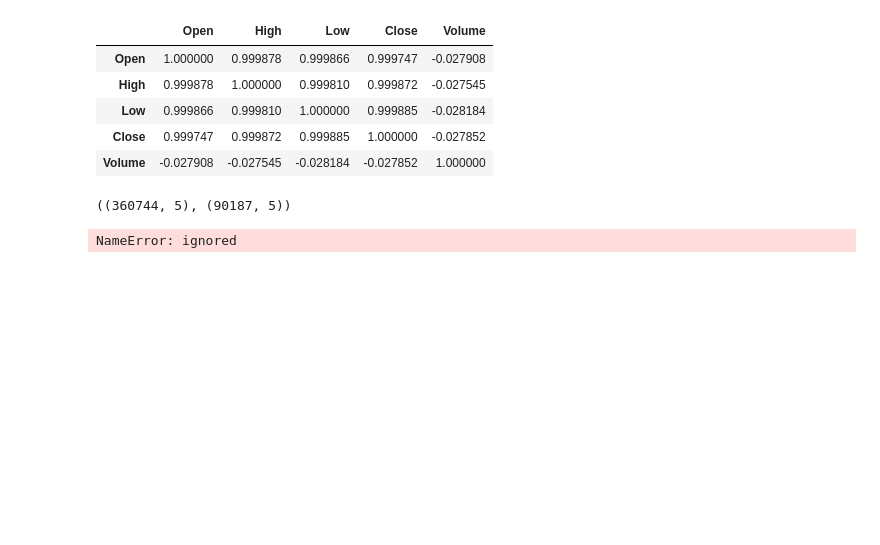
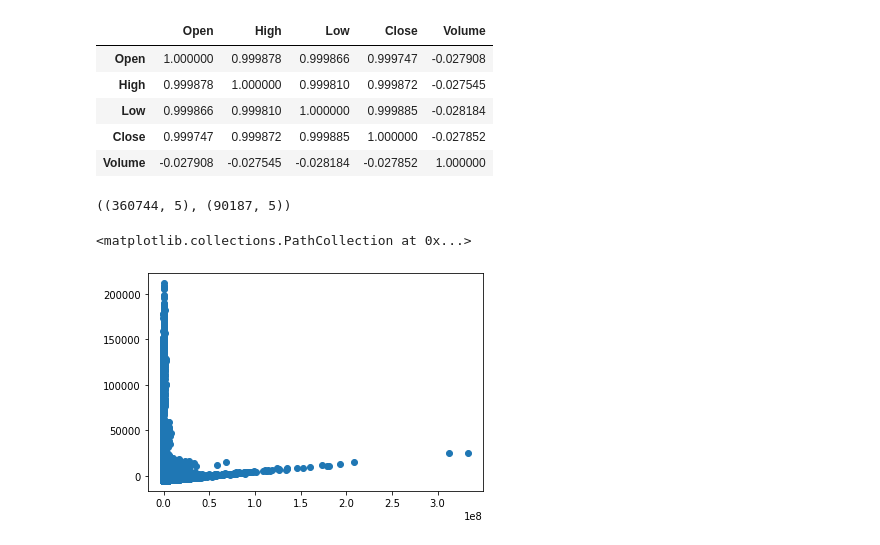
Before and after one commit to HedersonSantos/jpx_tokyo, a Jupyter notebook: jpx_tokyo_02.ipynb, the cells around one changed output. Drawn from its saved outputs; the diff is of its cells as text; code cells hidden in the pictures; blank space fills up the shorter version.

```diff
--- a/jpx_tokyo_02.ipynb
+++ b/jpx_tokyo_02.ipynb
@@ -81,7 +81,7 @@ dados[colunas].corr('pearson')
 | Volume | -0.027908 | -0.027545 | -0.028184 | -0.027852 | 1.000000 |
 # %%
 X = dados[colunas].values
-y = dados[alvo].values
+y = dados[alvo]
 X_treino, X_teste, y_treino, y_teste = train_test_split(X, y, test_size=0.2, random_state = 123)
 X_treino.shape, X_teste.shape
 # %% [output]
@@ -89,11 +89,12 @@ X_treino.shape, X_teste.shape
 # %%
 pca_proj=PCA(n_components=2)
 X_2d=pca_proj.fit_transform(X_treino)
 X_teste2d = pca_proj.fit_transform(X_teste)
 
-plt.scatter(data_2d[:,0],data_2d[:,1])
+plt.scatter(X_2d[:,0],X_2d[:,1])
 # %% [output]
-NameError: ignored
+<matplotlib.collections.PathCollection at 0x...>
+[figure, added]
 # %%
 #simulating the best number of estimator for ExtraTreesRegressor
 vscore = []
```
Also changed, not shown: parts of 1 cell of this notebook.
